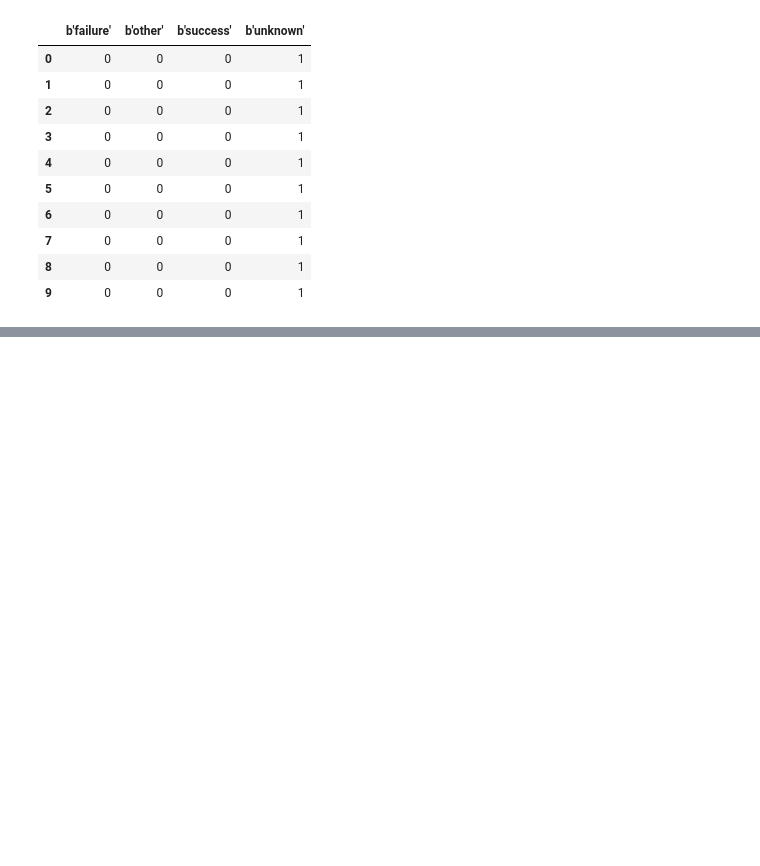
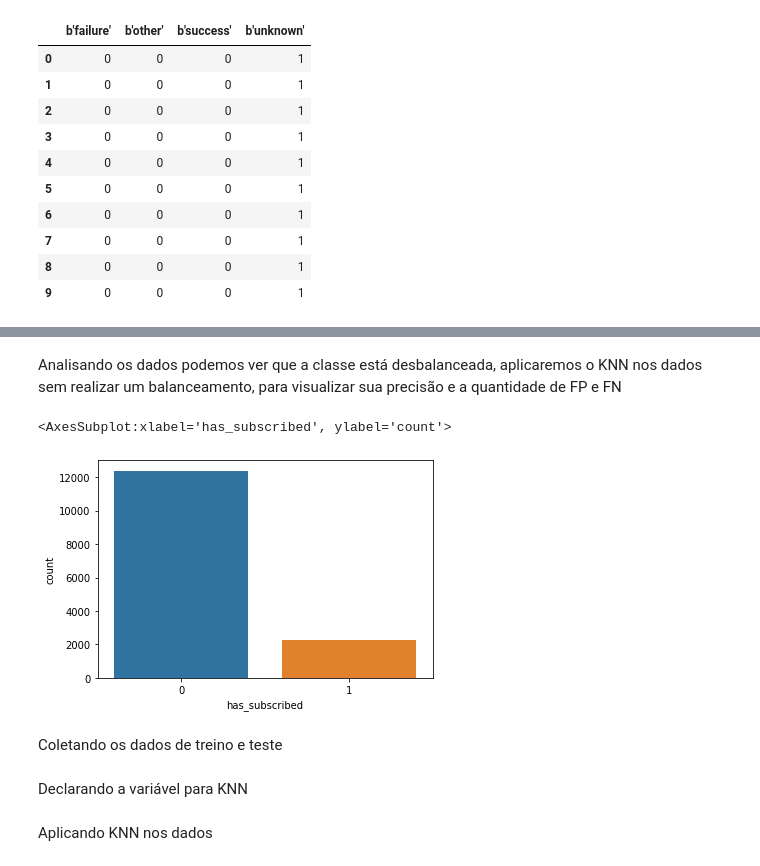
Before and after one commit to NickolasCrema/TB2_DATASCIENCE, a Jupyter notebook: dados.ipynb, the cells around one changed output, grey strips where cells are left out. Drawn from its saved outputs; the diff is of its cells as text; code cells hidden in the pictures; blank space fills up the shorter version.

```diff
--- a/dados.ipynb
+++ b/dados.ipynb
@@ -215,0 +274,9 @@ df_outcome_previous.head(10)
+# %%
+df.drop(['contact', 'age', 'marital', 'education', 'default_in_credit', 'housing_loan', 'personal_loan', 'last_day_contact_of_month', 'last_month_contact_of_year', 'number_of_contact_of_previous_campaign'], axis=1, inplace=True)
+# %%
+df.drop(['job'], axis=1, inplace=True)
+# %%
+df.drop(['number_of_contacts_performed_during_campaign'], axis=1, inplace=True)
+# %%
+df= df[df['balance'] > 1000]
+df
@@ -215,0 +297,9 @@ df_outcome_previous.head(10)
+# %% [markdown]
+Analisando os dados podemos ver que a classe está desbalanceada, aplicaremos o KNN nos dados sem realizar um balanceamento, para visualizar sua precisão e a quantidade de FP e FN
+# %%
+sns.countplot(x= 'has_subscribed', data=df)
+# %% [output]
+<AxesSubplot:xlabel='has_subscribed', ylabel='count'>
+[figure, added]
+# %% [markdown]
+Coletando os dados de treino e teste
@@ -215,0 +313,2 @@ df_outcome_previous.head(10)
+# %% [markdown]
+Declarando a variável para KNN
@@ -215,0 +317,2 @@ df_outcome_previous.head(10)
+# %% [markdown]
+Aplicando KNN nos dados
```
Also changed, not shown: parts of 53 cells of this notebook.
